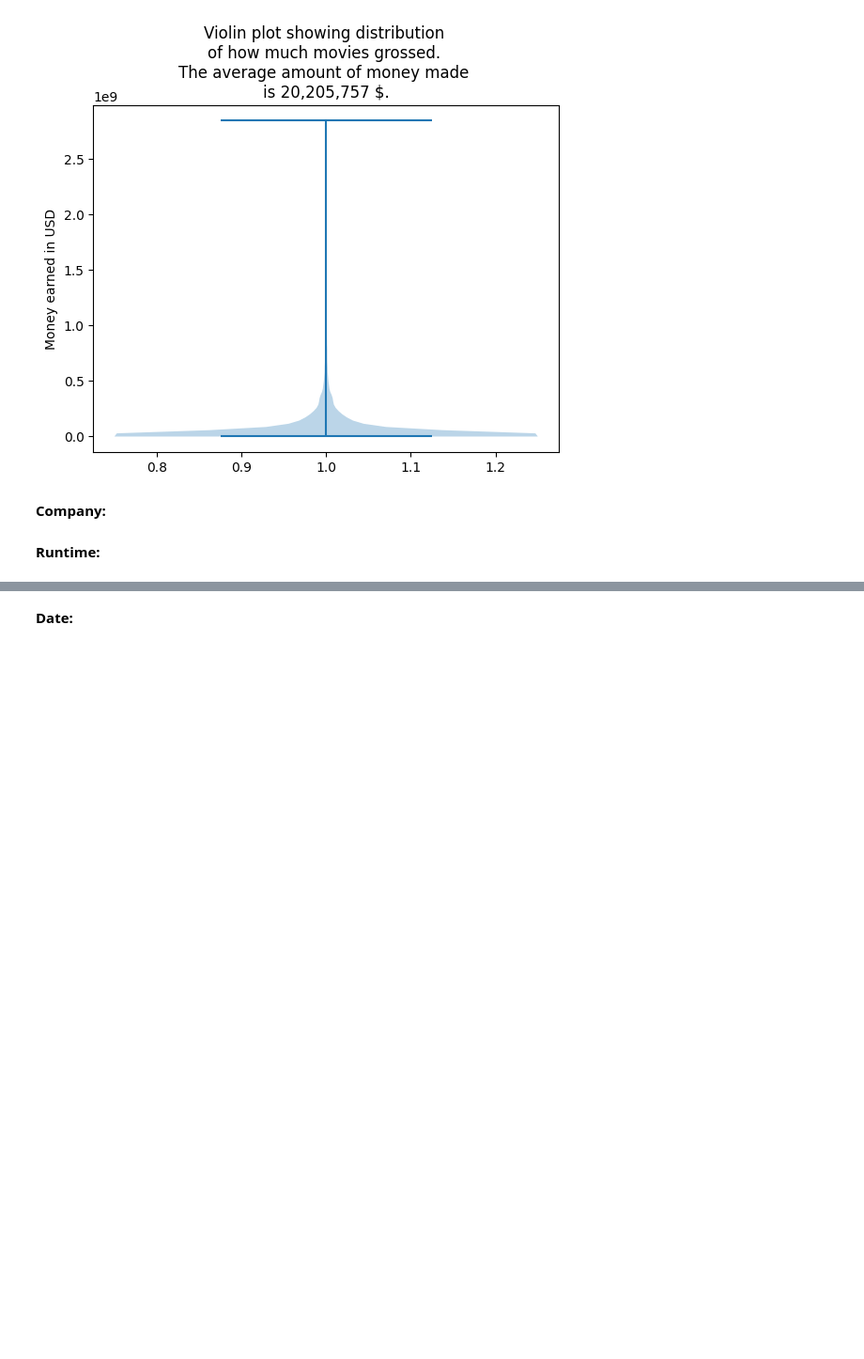
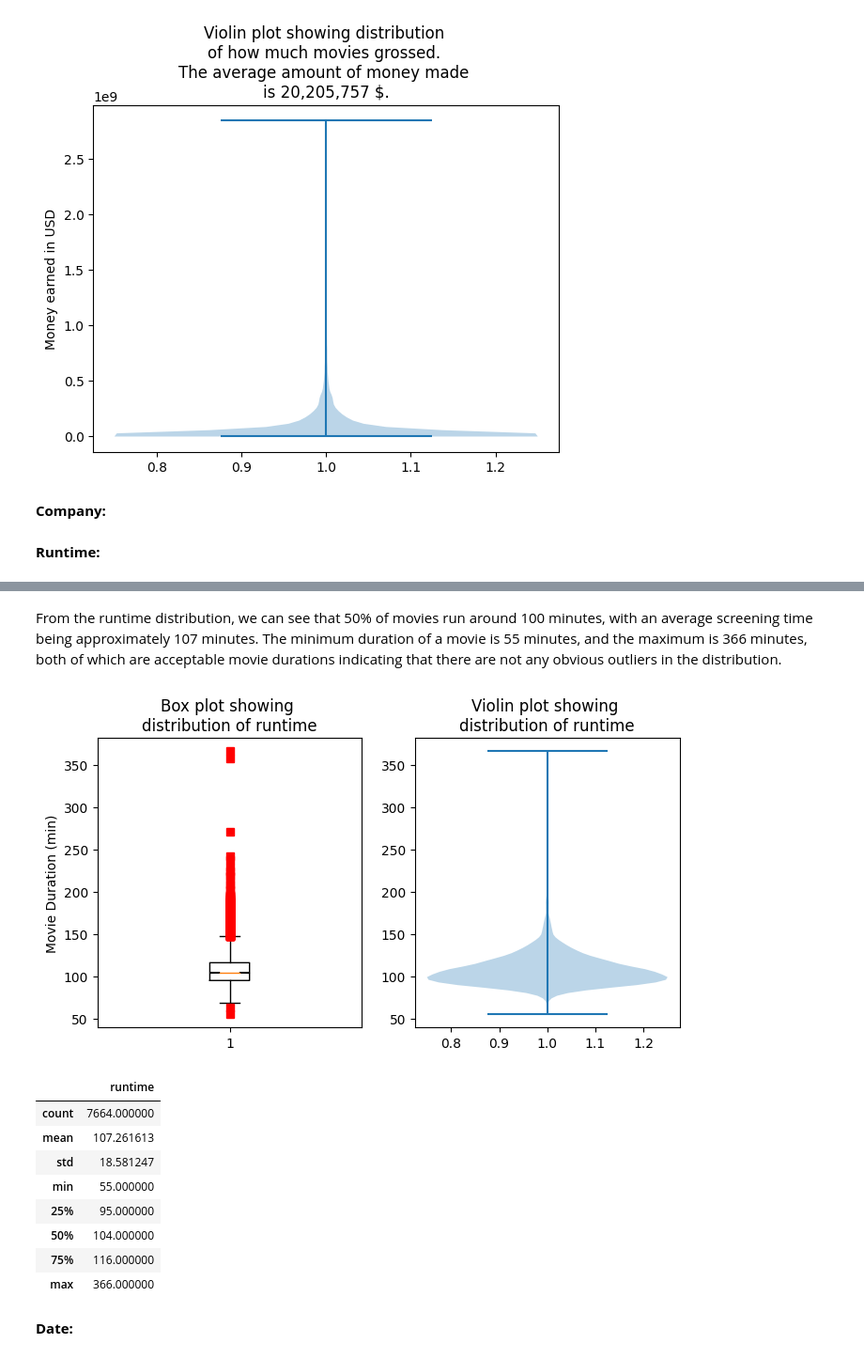
Before and after one commit to dchicasduena/COMP3400_Project, a Jupyter notebook: Project.ipynb, the cells around one changed output, grey strips where cells are left out. Shown at 94% size. Cells and saved outputs as stored; diff of their text form; code cells hidden in the pictures; blank space fills up the shorter version.

Commit message:
Added a boxplot and a violin plot for the runtime variable. Looks much nicer that my previous attempt, so this might be the style to use for similar attributes.

```diff
--- a/Project.ipynb
+++ b/Project.ipynb
@@ -212,14 +212,3 @@ plt.show()
 #runtime = movies['runtime'].value_counts()
 #runtime = runtime.cumsum()
 #runtime.plot.bar()
-# %%
-#A movie's average screening time is a bit more than 100 minutes, and we have a bunch
-# of "outliers" that go as far as 6 hours...
-# I have double-checked and these are actual movies... so not outliers.
-
-runtime = pd.DataFrame(data = movies['runtime'])
-runtime.boxplot(patch_artist = True, notch ='True', vert = 0)
-plt.show()
-
-
-movies.sort_values(by="runtime",ascending=False).head(10)
@@ -239,3 +215,29 @@ movies.sort_values(by="runtime",ascending=False).head(10)
+# %% [markdown]
+From the runtime distribution, we can see that 50% of movies run around 100 minutes, with an average screening time being approximately 107 minutes. The minimum duration of a movie is 55 minutes, and the maximum is 366 minutes, both of which are acceptable movie durations indicating that there are not any obvious outliers in the distribution.
+# %%
+fig, ax = plt.subplots(1,2,figsize=(8,4))
+
+ax[0].boxplot(runtime.dropna(),1,'rs')
+ax[0].set_title("Box plot showing \ndistribution of runtime")
+ax[0].set(ylabel="Movie Duration (min)")
+
+ax[1].violinplot(runtime)
+ax[1].set_title("Violin plot showing \ndistribution of runtime")
+
+plt.show()
+
+runtime.describe()
+# %% [output]
+[figure, added]
+|  | runtime |
+| count | 7664.000000 |
+| mean | 107.261613 |
+| std | 18.581247 |
+| min | 55.000000 |
+| 25% | 95.000000 |
+| 50% | 104.000000 |
+| 75% | 116.000000 |
+| max | 366.000000 |
 # %% [markdown]
 **Date:**
 # %%
```
Also changed, not shown: parts of 16 cells of this notebook.
